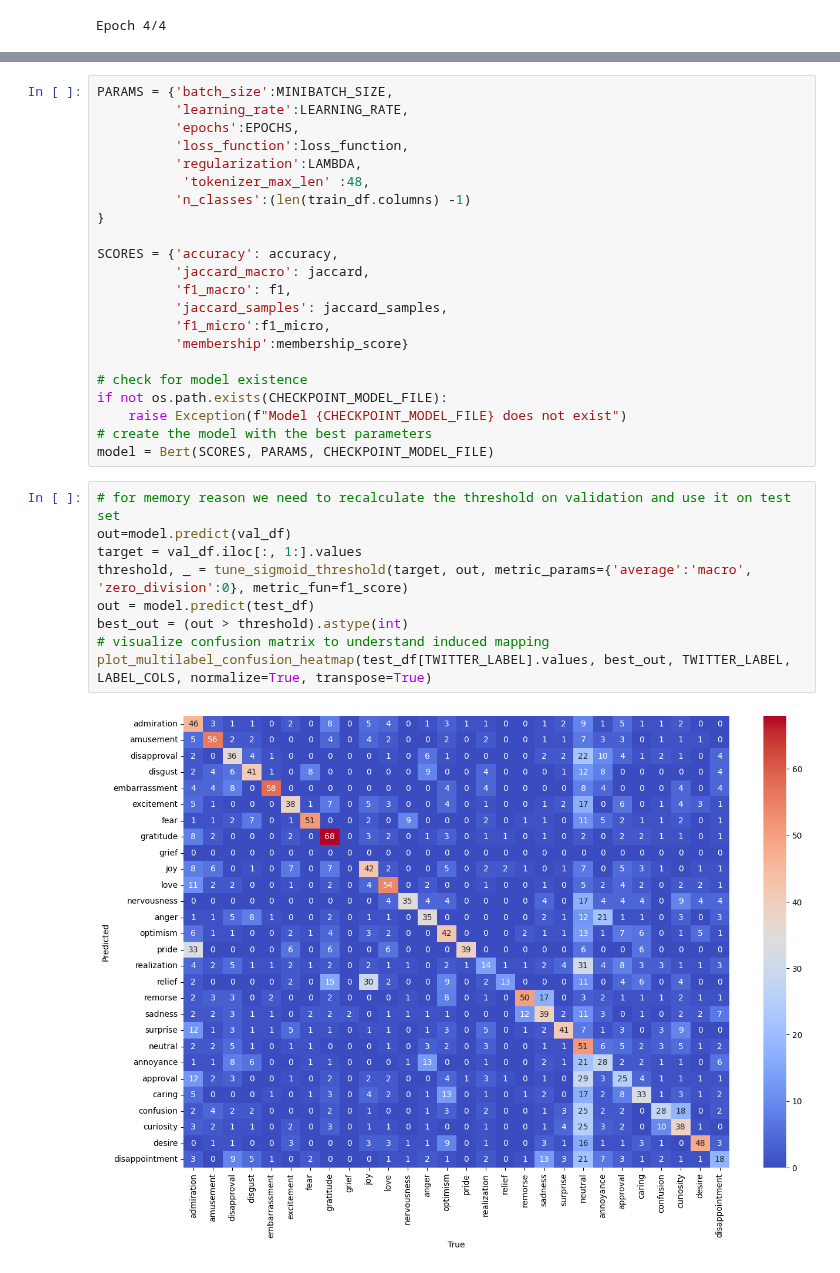
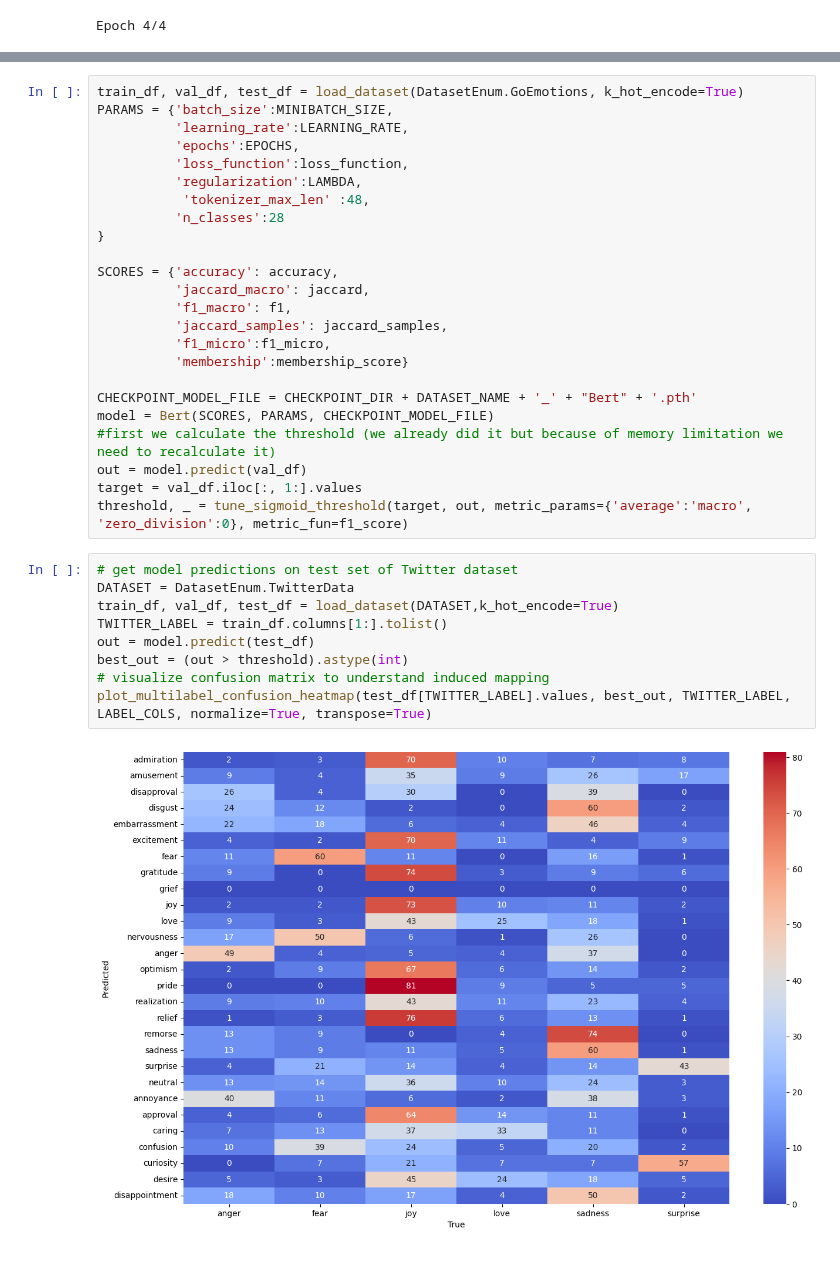
Before and after one commit to Nsivaa/HLT, a Jupyter notebook: GoEmotions_Bert.ipynb, the cells around one changed output, grey strips where cells are left out. Drawn from its saved outputs; the diff is of its cells as text.

Commit message:
Fixed "mapping with twitter data " in some notebooks

```diff
--- a/GoEmotions_Bert.ipynb
+++ b/GoEmotions_Bert.ipynb
@@ -391,33 +387,35 @@ TWITTER_LABEL = train_df.columns[1:].tolist()
-# %%
-PARAMS = {'batch_size':MINIBATCH_SIZE,
-          'learning_rate':LEARNING_RATE,
-          'epochs':EPOCHS,
-          'loss_function':loss_function,
-          'regularization':LAMBDA,
-           'tokenizer_max_len' :48,
-          'n_classes':(len(train_df.columns) -1)
-}
-
-SCORES = {'accuracy': accuracy,
-          'jaccard_macro': jaccard,
-          'f1_macro': f1,
-          'jaccard_samples': jaccard_samples,
-          'f1_micro':f1_micro,
-          'membership':membership_score}
-
-# check for model existence
-if not os.path.exists(CHECKPOINT_MODEL_FILE):
-    raise Exception(f"Model {CHECKPOINT_MODEL_FILE} does not exist")
-# create the model with the best parameters
-model = Bert(SCORES, PARAMS, CHECKPOINT_MODEL_FILE)
+# %%
+train_df, val_df, test_df = load_dataset(DatasetEnum.GoEmotions, k_hot_encode=True)
+PARAMS = {'batch_size':MINIBATCH_SIZE,
+          'learning_rate':LEARNING_RATE,
+          'epochs':EPOCHS,
+          'loss_function':loss_function,
+          'regularization':LAMBDA,
+           'tokenizer_max_len' :48,
+          'n_classes':28
+}
+
+SCORES = {'accuracy': accuracy,
+          'jaccard_macro': jaccard,
+          'f1_macro': f1,
+          'jaccard_samples': jaccard_samples,
+          'f1_micro':f1_micro,
+          'membership':membership_score}
+
+CHECKPOINT_MODEL_FILE = CHECKPOINT_DIR + DATASET_NAME + '_' + "Bert" + '.pth'
+model = Bert(SCORES, PARAMS, CHECKPOINT_MODEL_FILE)
+#first we calculate the threshold (we already did it but because of memory limitation we need to recalculate it)
+out = model.predict(val_df)
+target = val_df.iloc[:, 1:].values
+threshold, _ = tune_sigmoid_threshold(target, out, metric_params={'average':'macro', 'zero_division':0}, metric_fun=f1_score)
 # %%
-# for memory reason we need to recalculate the threshold on validation and use it on test set
-out=model.predict(val_df)
-target = val_df.iloc[:, 1:].values
-threshold, _ = tune_sigmoid_threshold(target, out, metric_params={'average':'macro', 'zero_division':0}, metric_fun=f1_score)
+# get model predictions on test set of Twitter dataset
+DATASET = DatasetEnum.TwitterData
+train_df, val_df, test_df = load_dataset(DATASET,k_hot_encode=True)
+TWITTER_LABEL = train_df.columns[1:].tolist()
 out = model.predict(test_df)
 best_out = (out > threshold).astype(int)
 # visualize confusion matrix to understand induced mapping
 plot_multilabel_confusion_heatmap(test_df[TWITTER_LABEL].values, best_out, TWITTER_LABEL, LABEL_COLS, normalize=True, transpose=True)
 # %% [output]
-[figure, old version]
+[figure, new version]
```
Also changed, not shown: parts of 2 cells of this notebook, 3 other files.
